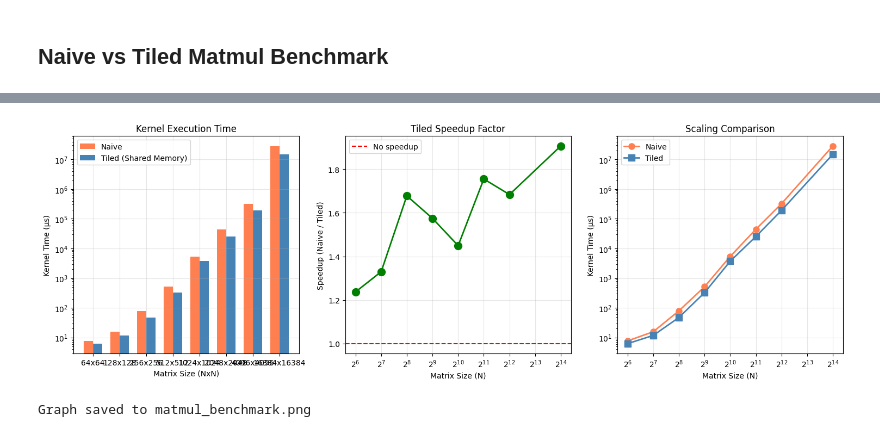
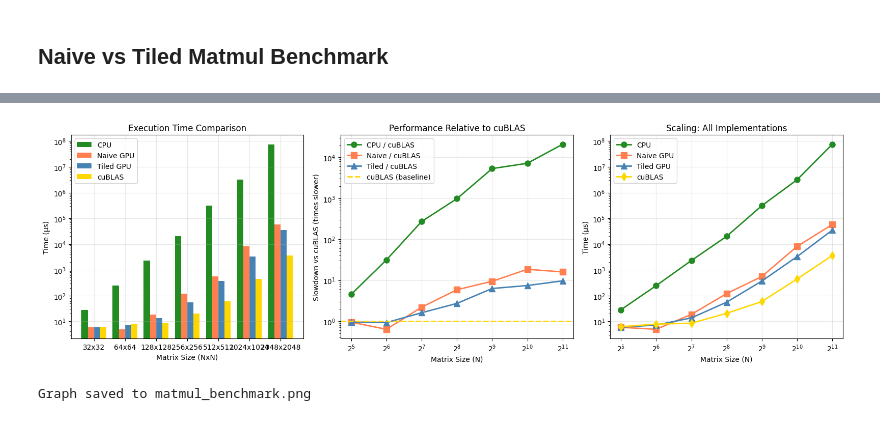
Before and after one commit to Savit10/cuda, a Jupyter notebook: cuda.ipynb, the cells around one changed output, grey strips where cells are left out. Cells and saved outputs as stored; diff of their text form; code cells hidden in the pictures.

Commit message:
add cuBLAS comparison, CPU benchmarks, and vLLM trial script

```diff
--- a/cuda.ipynb
+++ b/cuda.ipynb
@@ -226,8 +226,8 @@ int main(int argc, char *argv[]) {
     CHECK(cudaMemcpy(d_A, h_A.data(), size * sizeof(float), cudaMemcpyHostToDevice));
     CHECK(cudaMemcpy(d_B, h_B.data(), size * sizeof(float), cudaMemcpyHostToDevice));
 
-    dim3 blockDim(16, 16);
-    dim3 gridDim((N + 15) / 16, (N + 15) / 16);
+    dim3 blockDim(32, 32);
+    dim3 gridDim((N + 31) / 32, (N + 31) / 32);
     matmul<<<gridDim, blockDim>>>(d_A, d_B, d_C, N);
 
     CHECK(cudaGetLastError());
@@ -319,7 +316,3 @@ Overwriting matmul.cpp
 # %%
-!g++ matmul.cpp -pg -o main
-import subprocess
-result = subprocess.run("./main", shell=True, capture_output=True, text=True)
-output = result.stdout + result.stderr
-print(output)
-log_timing("Matrix Multiplication (CPU)", output, has_kernel=False)
+!g++ -O2 matmul_cpu.cpp -o matmul_cpu
+print("Compiled CPU matmul")
@@ -363,7 +338,7 @@ do {                                                  \
     }                                                 \
 } while (0)
 
-#define TILE_SIZE 16
+#define TILE_SIZE 32
 
 __global__ void matmul(float *a, float *b, float *c, int N) {
   __shared__ float tileA[TILE_SIZE][TILE_SIZE];
@@ -418,8 +393,8 @@ int main(int argc, char *argv[]) {
     CHECK(cudaMemcpy(d_A, h_A.data(), size * sizeof(float), cudaMemcpyHostToDevice));
     CHECK(cudaMemcpy(d_B, h_B.data(), size * sizeof(float), cudaMemcpyHostToDevice));
 
-    dim3 blockDim(16, 16);
-    dim3 gridDim((N + 15) / 16, (N + 15) / 16);
+    dim3 blockDim(32, 32);
+    dim3 gridDim((N + 31) / 32, (N + 31) / 32);
     matmul<<<gridDim, blockDim>>>(d_A, d_B, d_C, N);
 
     CHECK(cudaGetLastError());
@@ -538,57 +620,69 @@ Matrix size: 16384x16384 ... Naive: 28574100.00us, Tiled: 14988100.00us, Speedup
 Results logged to timing_log.txt
 # %%
 # Filter out None values for plotting
-valid_indices = [i for i in range(len(sizes)) if naive_times[i] and tiled_times[i]]
-valid_sizes = [sizes[i] for i in valid_indices]
-valid_naive = [naive_times[i] for i in valid_indices]
-valid_tiled = [tiled_times[i] for i in valid_indices]
+valid_idx = [i for i in range(len(sizes)) if all([cpu_times[i], naive_times[i], tiled_times[i], cublas_times[i]])]
+v_sizes = [sizes[i] for i in valid_idx]
+v_cpu = [cpu_times[i] for i in valid_idx]
+v_naive = [naive_times[i] for i in valid_idx]
+v_tiled = [tiled_times[i] for i in valid_idx]
+v_cublas = [cublas_times[i] for i in valid_idx]
 
-fig, axes = plt.subplots(1, 3, figsize=(15, 5))
+fig, axes = plt.subplots(1, 3, figsize=(16, 5))
 
-# Plot 1: Kernel execution times (log scale)
+# Plot 1: All execution times (log scale bar chart)
 ax1 = axes[0]
-x = range(len(valid_sizes))
-width = 0.35
-ax1.bar([i - width/2 for i in x], valid_naive, width, label='Naive', color='coral')
-ax1.bar([i + width/2 for i in x], valid_tiled, width, label='Tiled (Shared Memory)', color='steelblue')
+x = range(len(v_sizes))
+width = 0.2
+ax1.bar([i - 1.5*width for i in x], v_cpu, width, label='CPU', color='forestgreen')
+ax1.bar([i - 0.5*width for i in x], v_naive, width, label='Naive GPU', color='coral')
+ax1.bar([i + 0.5*width for i in x], v_tiled, width, label='Tiled GPU', color='steelblue')
+ax1.bar([i + 1.5*width for i in x], v_cublas, width, label='cuBLAS', color='gold')
 ax1.set_xlabel('Matrix Size (NxN)')
-ax1.set_ylabel('Kernel Time (μs)')
-ax1.set_title('Kernel Execution Time')
+ax1.set_ylabel('Time (μs)')
+ax1.set_title('Execution Time Comparison')
 ax1.set_xticks(x)
-ax1.set_xticklabels([f'{s}x{s}' for s in valid_sizes])
+ax1.set_xticklabels([f'{s}x{s}' for s in v_sizes])
 ax1.set_yscale('log')
-ax1.legend()
+ax1.legend(loc='upper left')
 ax1.grid(True, alpha=0.3)
 
-# Plot 2: Speedup factor
+# Plot 2: Speedup relative to cuBLAS (how many x slower)
 ax2 = axes[1]
-speedups = [n/t for n, t in zip(valid_naive, valid_tiled)]
-ax2.plot(valid_sizes, speedups, 'go-', linewidth=2, markersize=10)
-ax2.axhline(y=1, color='r', linestyle='--', label='No speedup')
+naive_vs_cublas = [n/c for n, c in zip(v_naive, v_cublas)]
+tiled_vs_cublas = [t/c for t, c in zip(v_tiled, v_cublas)]
+cpu_vs_cublas = [cp/c for cp, c in zip(v_cpu, v_cublas)]
+
+ax2.plot(v_sizes, cpu_vs_cublas, 'o-', label='CPU / cuBLAS', color='forestgreen', linewidth=2, markersize=8)
+ax2.plot(v_sizes, naive_vs_cublas, 's-', label='Naive / cuBLAS', color='coral', linewidth=2, markersize=8)
+ax2.plot(v_sizes, tiled_vs_cublas, '^-', label='Tiled / cuBLAS', color='steelblue', linewidth=2, markersize=8)
+ax2.axhline(y=1, color='gold', linestyle='--', linewidth=2, label='cuBLAS (baseline)')
 ax2.set_xlabel('Matrix Size (N)')
-ax2.set_ylabel('Speedup (Naive / Tiled)')
-ax2.set_title('Tiled Speedup Factor')
+ax2.set_ylabel('Slowdown vs cuBLAS (times slower)')
+ax2.set_title('Performance Relative to cuBLAS')
 ax2.set_xscale('log', base=2)
+ax2.set_yscale('log')
+ax2.legend()
 ax2.grid(True, alpha=0.3)
-ax2.legend()
 
-# Plot 3: Time comparison
+# Plot 3: Scaling comparison (line plot)
 ax3 = axes[2]
-ax3.plot(valid_sizes, valid_naive, 'o-', label='Naive', color='coral', linewidth=2, markersize=8)
-ax3.plot(valid_sizes, valid_tiled, 's-', label='Tiled', color='steelblue', linewidth=2, markersize=8)
+ax3.plot(v_sizes, v_cpu, 'o-', label='CPU', color='forestgreen', linewidth=2, markersize=8)
+ax3.plot(v_sizes, v_naive, 's-', label='Naive GPU', color='coral', linewidth=2, markersize=8)
+ax3.plot(v_sizes, v_tiled, '^-', label='Tiled GPU', color='steelblue', linewidth=2, markersize=8)
+ax3.plot(v_sizes, v_cublas, 'd-', label='cuBLAS', color='gold', linewidth=2, markersize=8)
 ax3.set_xlabel('Matrix Size (N)')
-ax3.set_ylabel('Kernel Time (μs)')
-ax3.set_title('Scaling Comparison')
+ax3.set_ylabel('Time (μs)')
+ax3.set_title('Scaling: All Implementations')
 ax3.set_xscale('log', base=2)
 ax3.set_yscale('log')
 ax3.legend()
 ax3.grid(True, alpha=0.3)
 
 plt.tight_layout()
 plt.savefig('matmul_benchmark.png', dpi=150)
 plt.show()
 
 print("Graph saved to matmul_benchmark.png")
 # %% [output]
-[figure, old version]
+[figure, new version]
 Graph saved to matmul_benchmark.png
```
Also changed, not shown: parts of 6 cells of this notebook, 1 other file.
